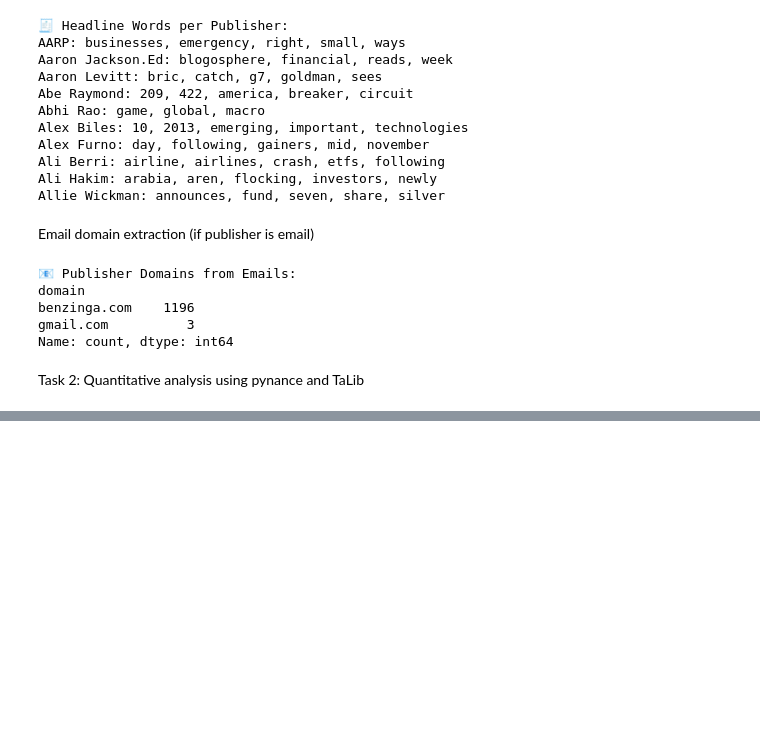
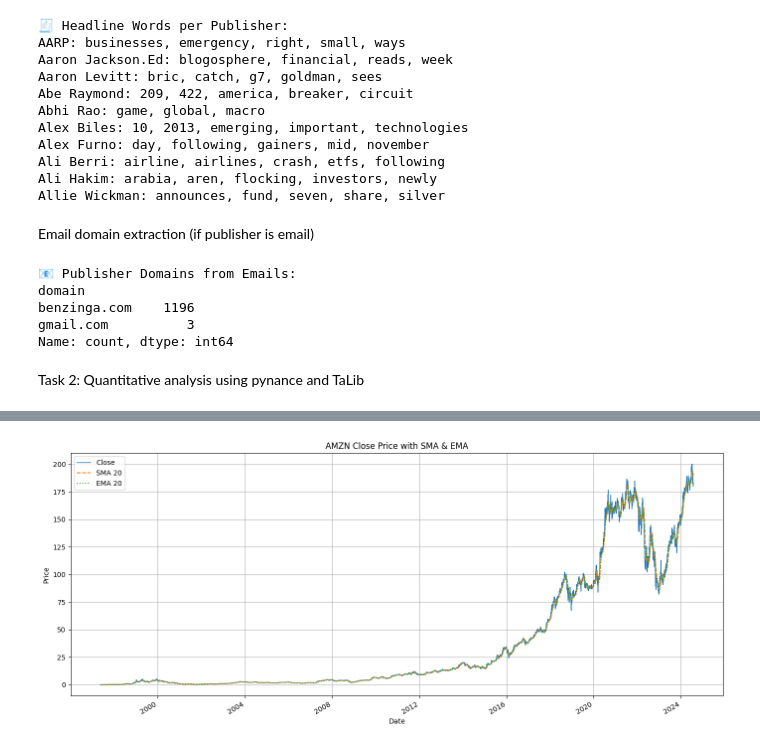
Before and after one commit to Mukitar-Seid/-Predicting-Price-Moves-with-News-Sentiment, a Jupyter notebook: notebooks/eda_analysis.ipynb, the cells around one changed output, grey strips where cells are left out. Cells and saved outputs as stored; diff of their text form; code cells hidden in the pictures; blank space fills up the shorter version.

```diff
--- a/notebooks/eda_analysis.ipynb
+++ b/notebooks/eda_analysis.ipynb
@@ -280,53 +278,65 @@ ModuleNotFoundError: No module named 'talib'
 # %%
+import pandas as pd
+import matplotlib.pyplot as plt
+import talib
+import os
 
+# Base folder path
+base_path = r"C:\Users\mukit\Desktop\Kify AIML\Code Part\Week 1\-Predicting-Price-Moves-with-News-Sentiment\Data\yfinance_data\yfinance_data"
 
+# Ticker list
+tickers = ['AMZN', 'GOOG', 'META', 'MSFT', 'NVDA', 'TSLA']
 
-# Step 1: Load Data
-file_path = r"C:\Users\mukit\Desktop\Kify AIML\Code Part\Week 1\-Predicting-Price-Moves-with-News-Sentiment\Data\yfinance_data\yfinance_data\AAPL_historical_data.csv"
-df = pd.read_csv(file_path)
+for ticker in tickers:
+    print(f"\n📊 Processing: {ticker}")
 
-# Step 2: Prepare Data
-df['Date'] = pd.to_datetime(df['Date'])
-df.set_index('Date', inplace=True)
+    # Build file path
+    file_name = f"{ticker}_historical_data.csv"
+    file_path = os.path.join(base_path, file_name)
 
-# Step 3: Apply TA-Lib Indicators
-df['SMA_20'] = talib.SMA(df['Close'], timeperiod=20)
-df['EMA_20'] = talib.EMA(df['Close'], timeperiod=20)
-df['RSI_14'] = talib.RSI(df['Close'], timeperiod=14)
-df['MACD'], df['MACD_signal'], _ = talib.MACD(df['Close'], fastperiod=12, slowperiod=26, signalperiod=9)
+    # Load Data
+    df = pd.read_csv(file_path)
+    df['Date'] = pd.to_datetime(df['Date'])
+    df.set_index('Date', inplace=True)
 
-# Step 4: Plot Close Price with SMA & EMA
-plt.figure(figsize=(14, 6))
-df['Close'].plot(label='Close', linewidth=1)
-df['SMA_20'].plot(label='SMA 20', linestyle='--')
-df['EMA_20'].plot(label='EMA 20', linestyle=':')
-plt.title("AAPL Close Price with SMA & EMA")
-plt.xlabel("Date")
-plt.ylabel("Price")
-plt.legend()
-plt.grid(True)
-plt.tight_layout()
-plt.show()
+    # Apply TA-Lib Indicators
+    df['SMA_20'] = talib.SMA(df['Close'], timeperiod=20)
+    df['EMA_20'] = talib.EMA(df['Close'], timeperiod=20)
+    df['RSI_14'] = talib.RSI(df['Close'], timeperiod=14)
+    df['MACD'], df['MACD_signal'], _ = talib.MACD(df['Close'], fastperiod=12, slowperiod=26, signalperiod=9)
 
-# Step 5: Plot RSI
-plt.figure(figsize=(10, 4))
-df['RSI_14'].plot(color='purple', linewidth=1)
-plt.axhline(70, color='red', linestyle='--', label='Overbought (70)')
-plt.axhline(30, color='green', linestyle='--', label='Oversold (30)')
-plt.title("AAPL RSI (14)")
-plt.ylabel("RSI")
-plt.legend()
-plt.grid(True)
-plt.tight_layout()
-plt.show()
+    # Plotting
+    plt.figure(figsize=(14, 6))
+    df['Close'].plot(label='Close', linewidth=1)
+    df['SMA_20'].plot(label='SMA 20', linestyle='--')
+    df['EMA_20'].plot(label='EMA 20', linestyle=':')
+    plt.title(f"{ticker} Close Price with SMA & EMA")
+    plt.xlabel("Date")
+    plt.ylabel("Price")
+    plt.legend()
+    plt.grid(True)
+    plt.tight_layout()
+    plt.show()
 
-# Step 6: Plot MACD
-plt.figure(figsize=(14, 4))
-df['MACD'].plot(label='MACD', color='blue', linewidth=1)
-df['MACD_signal'].plot(label='Signal Line', color='orange', linewidth=1)
-plt.title("AAPL MACD")
-plt.legend()
-plt.grid(True)
-plt.tight_layout()
-plt.show()
+    # RSI Plot
+    plt.figure(figsize=(10, 4))
+    df['RSI_14'].plot(color='purple', linewidth=1)
+    plt.axhline(70, color='red', linestyle='--', label='Overbought (70)')
+    plt.axhline(30, color='green', linestyle='--', label='Oversold (30)')
+    plt.title(f"{ticker} RSI (14)")
+    plt.ylabel("RSI")
+    plt.legend()
+    plt.grid(True)
+    plt.tight_layout()
+    plt.show()
+
+    # MACD Plot
+    plt.figure(figsize=(14, 4))
+    df['MACD'].plot(label='MACD', color='blue', linewidth=1)
+    df['MACD_signal'].plot(label='Signal Line', color='orange', linewidth=1)
+    plt.title(f"{ticker} MACD")
+    plt.legend()
+    plt.grid(True)
+    plt.tight_layout()
+    plt.show()
 # %% [output]
@@ -333,0 +344 @@ ModuleNotFoundError: No module named 'talib'
+[figure, added]
```
Also changed, not shown: parts of 2 cells of this notebook, 1 other file.
